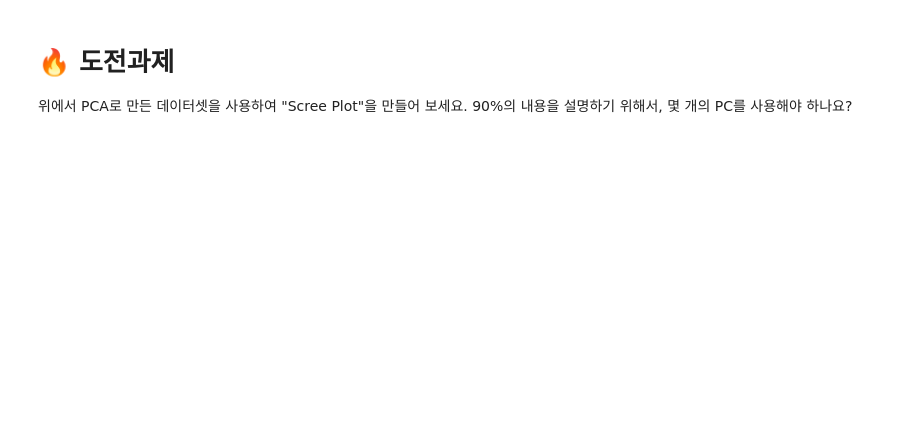
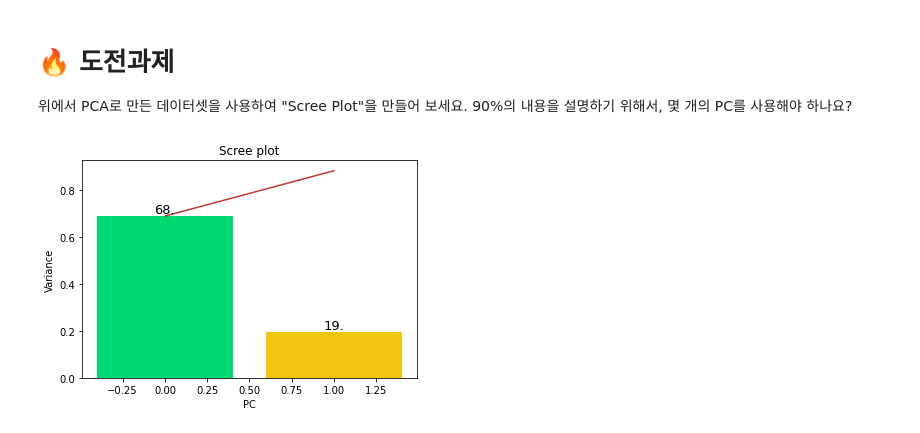
Before and after one commit to KindOrca/BootCamp, a Jupyter notebook: n132 - PCA/n132a - PCA.ipynb, the cells around one changed output. Cells and saved outputs as stored; diff of their text form; code cells hidden in the pictures; blank space fills up the shorter version.

```diff
--- a/n132 - PCA/n132a - PCA.ipynb
+++ b/n132 - PCA/n132a - PCA.ipynb
@@ -65,0 +96,21 @@ penguins
+# %%
+def scree_plot(pca):
+    num_components = len(pca.explained_variance_ratio_)
+    ind = np.arange(num_components)
+    vals = pca.explained_variance_ratio_
+
+    ax = plt.subplot()
+    cumvals = np.cumsum(vals)
+    ax.bar(ind, vals, color = ['#00da75', '#f1c40f',  '#ff6f15', '#3498db']) # Bar plot
+    ax.plot(ind, cumvals, color = '#c0392b') # Line plot
+
+    for i in range(num_components):
+        ax.annotate(r"%s" % ((str(vals[i]*100)[:3])), (ind[i], vals[i]), va = "bottom", ha = "center", fontsize = 13)
+
+    ax.set_xlabel("PC")
+    ax.set_ylabel("Variance")
+    plt.title('Scree plot')
+
+scree_plot(pca)
+# %% [output]
+[figure, added]
```
Also changed, not shown: parts of 10 cells of this notebook.
